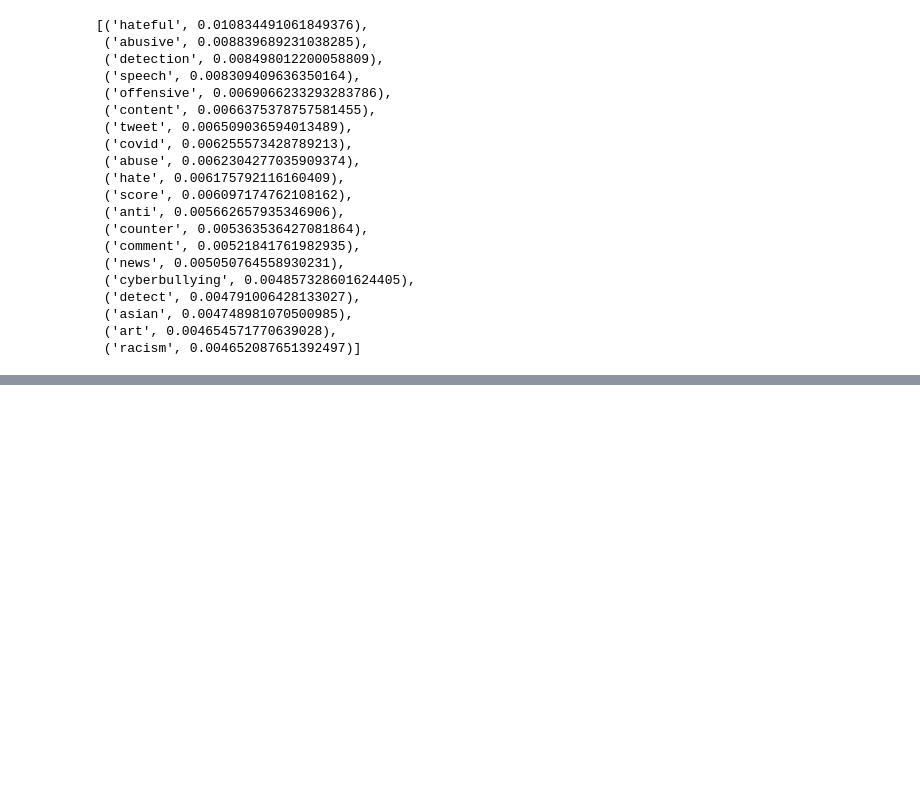
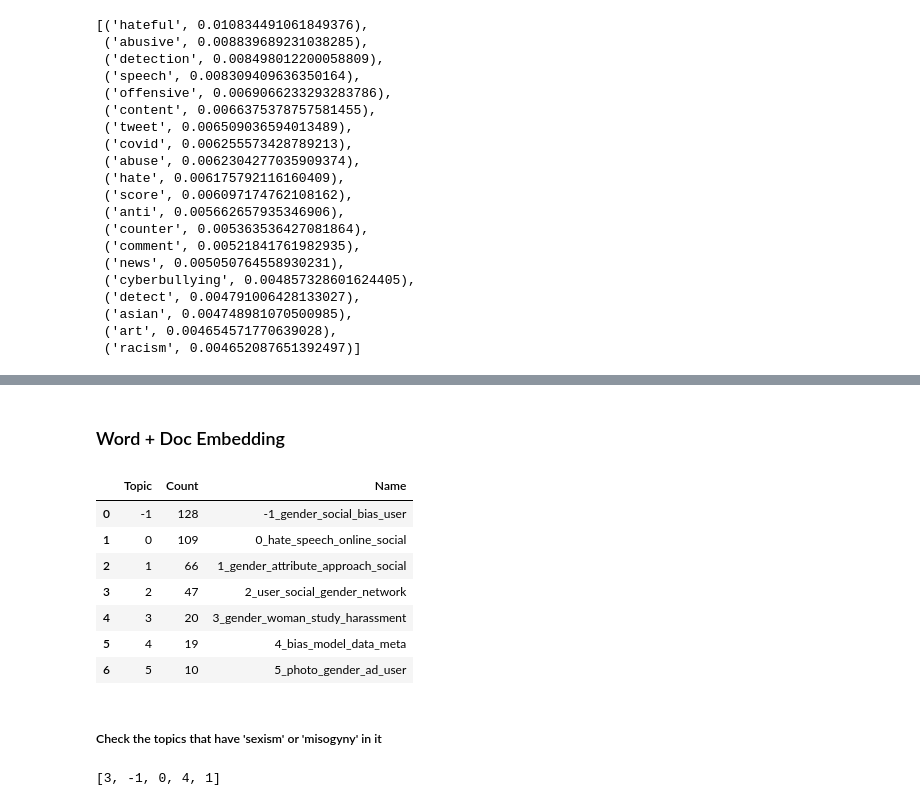
Before and after one commit to booktrackerGirl/Data-wrangling-and-analysis, a Jupyter notebook: Goggle Scholar Search/arXiv_analysis.ipynb, the cells around one changed output, grey strips where cells are left out. Cells and saved outputs as stored; diff of their text form; code cells hidden in the pictures; blank space fills up the shorter version.

```diff
--- a/Goggle Scholar Search/arXiv_analysis.ipynb
+++ b/Goggle Scholar Search/arXiv_analysis.ipynb
@@ -770,0 +817,38 @@ top_n_words[2][:30]
+# %% [markdown]
+### Word + Doc Embedding
+# %%
+from bertopic.backend import WordDocEmbedder
+import gensim.downloader as api
+
+# Word embedding model
+ft = api.load('fasttext-wiki-news-subwords-300')
+
+from bertopic import BERTopic
+# %%
+# Document embedding model
+embedding_model = SentenceTransformer('distilbert-base-nli-mean-tokens')
+
+# Create a model that uses both language models and pass it through BERTopic
+word_doc_embedder = WordDocEmbedder(embedding_model=embedding_model, word_embedding_model=ft)
+
+topic_model = BERTopic(embedding_model=word_doc_embedder)
+#embeddings_worddoc = topic_model.encode(data, show_progress_bar=True)
+# %%
+topics, probs = topic_model.fit_transform(data['processedsummary'])
+
+freq = topic_model.get_topic_info(); freq.head(10)
+# %% [output]
+|  | Topic | Count | Name |
+| 0 | -1 | 128 | -1_gender_social_bias_user |
+| 1 | 0 | 109 | 0_hate_speech_online_social |
+| 2 | 1 | 66 | 1_gender_attribute_approach_social |
+| 3 | 2 | 47 | 2_user_social_gender_network |
+| 4 | 3 | 20 | 3_gender_woman_study_harassment |
+| 5 | 4 | 19 | 4_bias_model_data_meta |
+| 6 | 5 | 10 | 5_photo_gender_ad_user |
+# %% [markdown]
+##### Check the topics that have 'sexism' or 'misogyny' in it
+# %%
+similar_topics, similarity = topic_model.find_topics("sexism"); similar_topics
+# %% [output]
+[3, -1, 0, 4, 1]
```
Also changed, not shown: parts of 6 cells of this notebook.
